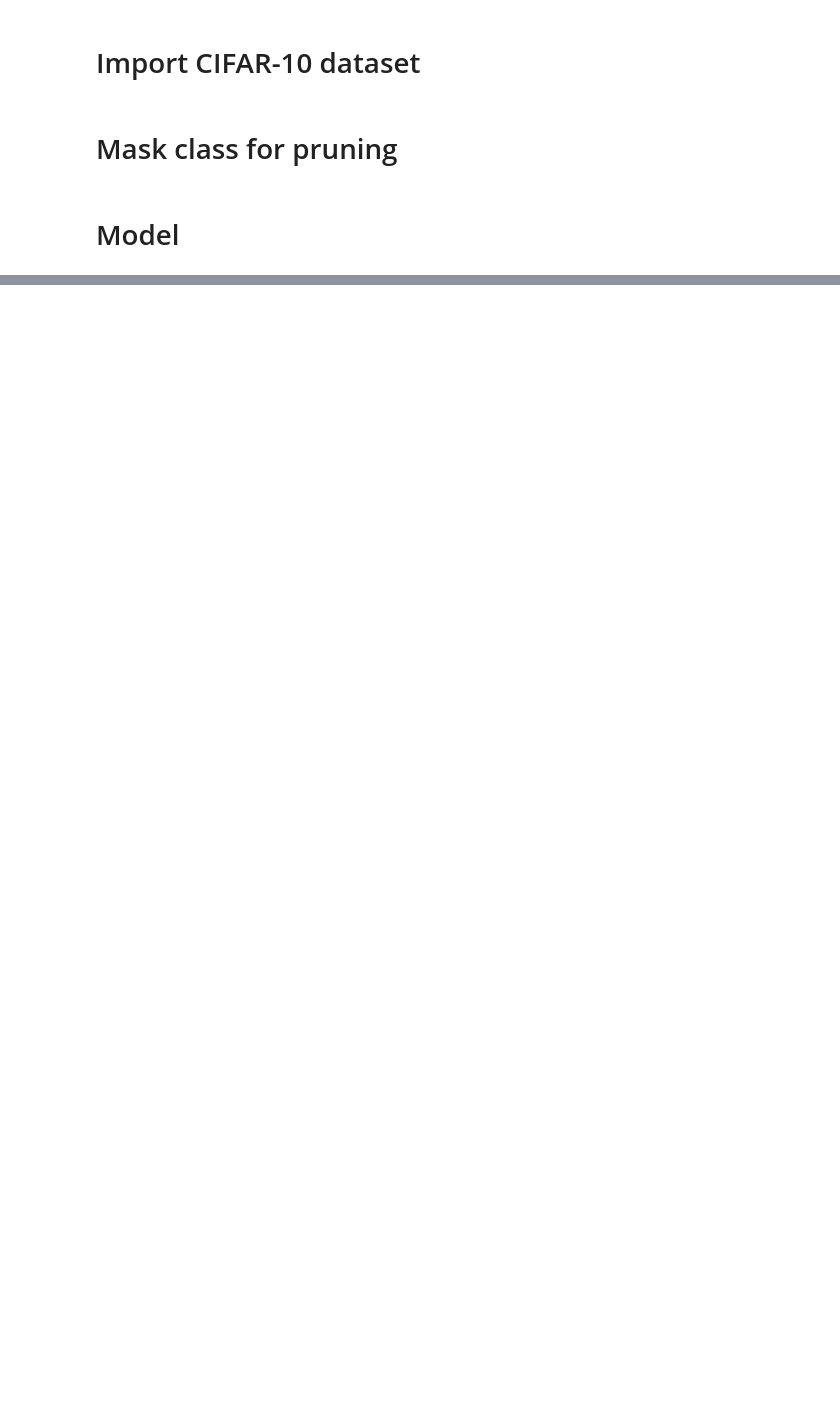
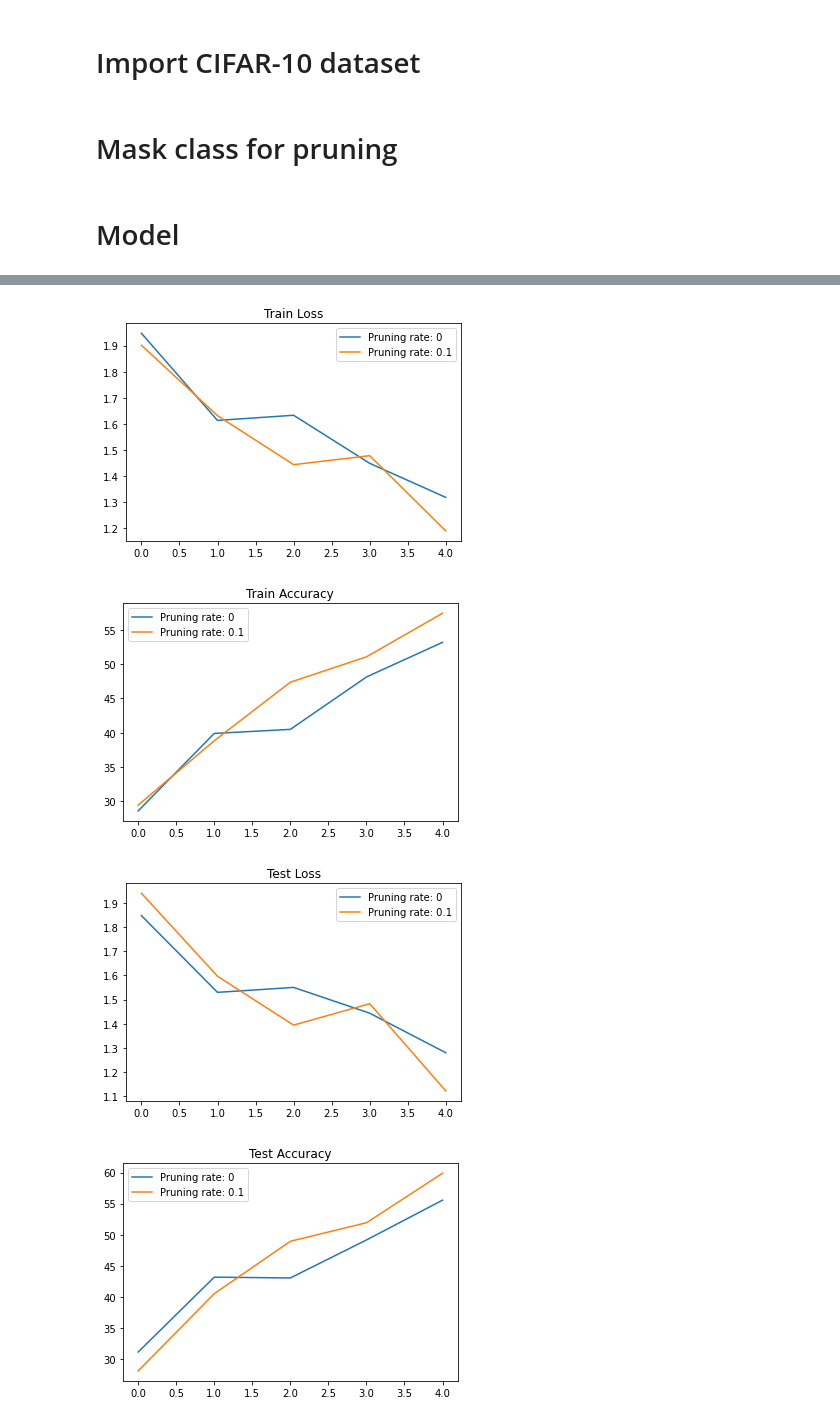
Before and after one commit to huiwen99/CV_Project, a Jupyter notebook: Soft Filter Pruning.ipynb, the cells around one changed output, grey strips where cells are left out. Saved outputs shown, nothing was run; the diff lists cells and outputs as text; code cells hidden in the pictures; blank space fills up the shorter version.

```diff
--- a/Soft Filter Pruning.ipynb
+++ b/Soft Filter Pruning.ipynb
@@ -193,7 +172,7 @@ def train(model, device, criterion, train_loader, test_loader, optimizer, epoch)
 
     end_time = time.time()
     time_taken = end_time - start_time
-    train_loss, train_acc = metrics(model, device, criterion, train_loader)
+    train_loss, train_acc, _ = metrics(model, device, criterion, train_loader)
     print("Train Epoch: {} - Time taken: {:.1f}s\nTrain Loss: {:.4f} - Train Accuracy: {:.1f}%".format(epoch, time_taken, train_loss, train_acc))
 
     return train_loss, train_acc
@@ -314,0 +242,11 @@ Test Accuracy after pruning: 68.2%
+# %%
+train_loss_curves = []
+train_acc_curves = []
+test_loss_curves = []
+test_acc_curves = []
+# %%
+model, train_losses, train_accs, test_losses, test_accs = run(arch='resnet18', pruning_rate=0, epochs=5, pruning_epoch=1)
+train_loss_curves.append(train_losses)
+train_acc_curves.append(train_accs)
+test_loss_curves.append(test_losses)
+test_acc_curves.append(test_accs)
@@ -314,0 +271,6 @@ Test Accuracy after pruning: 68.2%
+# %%
+model, train_losses, train_accs, test_losses, test_accs = run(arch='resnet18', pruning_rate=0.1, epochs=5, pruning_epoch=1)
+train_loss_curves.append(train_losses)
+train_acc_curves.append(train_accs)
+test_loss_curves.append(test_losses)
+test_acc_curves.append(test_accs)
@@ -314,0 +295,10 @@ Test Accuracy after pruning: 68.2%
+# %%
+plot_curves(train_loss_curves, "Train Loss", "Pruning rate", [0,0.1])
+plot_curves(train_acc_curves, "Train Accuracy", "Pruning rate", [0,0.1])
+plot_curves(test_loss_curves, "Test Loss", "Pruning rate", [0,0.1])
+plot_curves(test_acc_curves, "Test Accuracy", "Pruning rate", [0,0.1])
+# %% [output]
+[figure, added]
+[figure, added]
+[figure, added]
+[figure, added]
```
Also changed, not shown: parts of 12 cells of this notebook.
